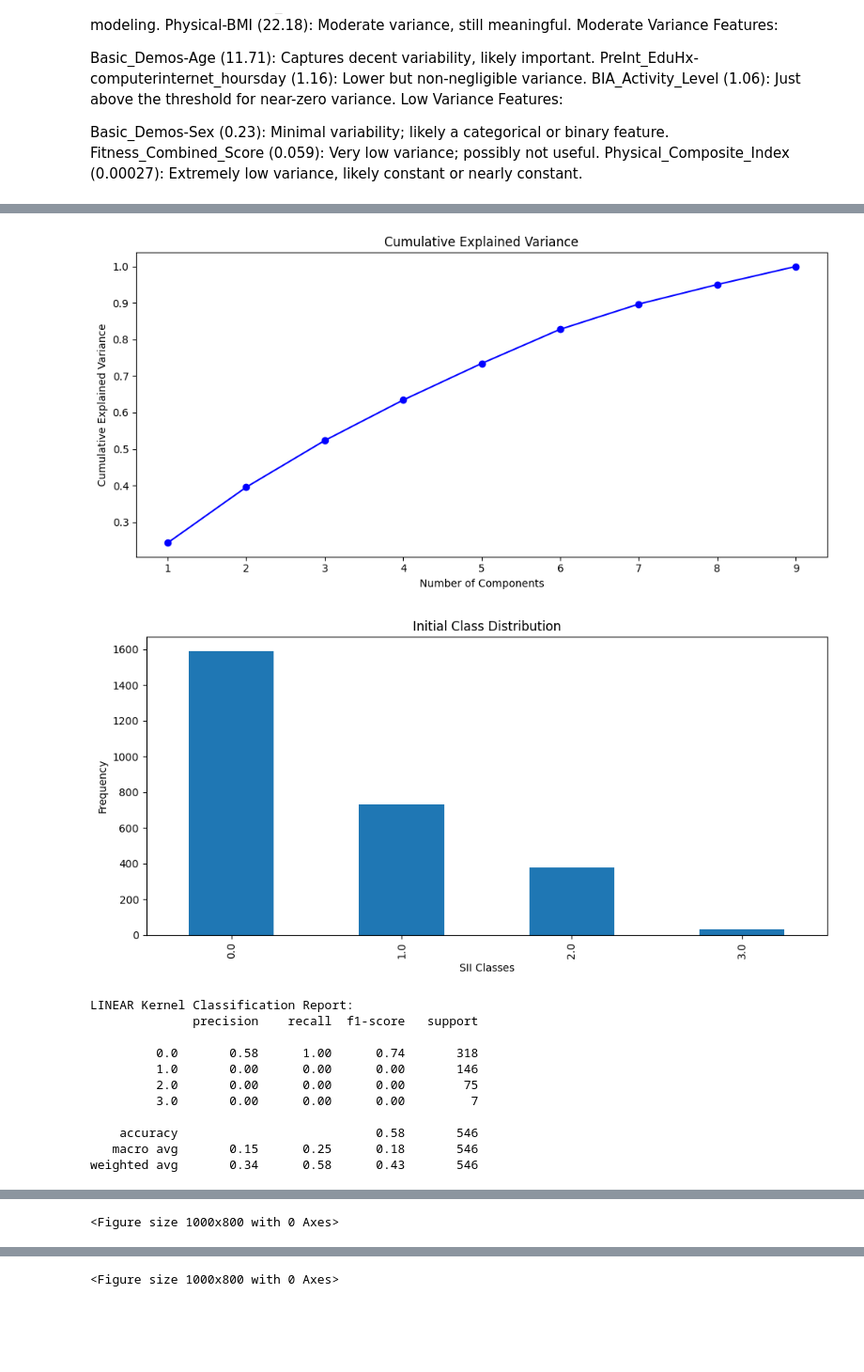
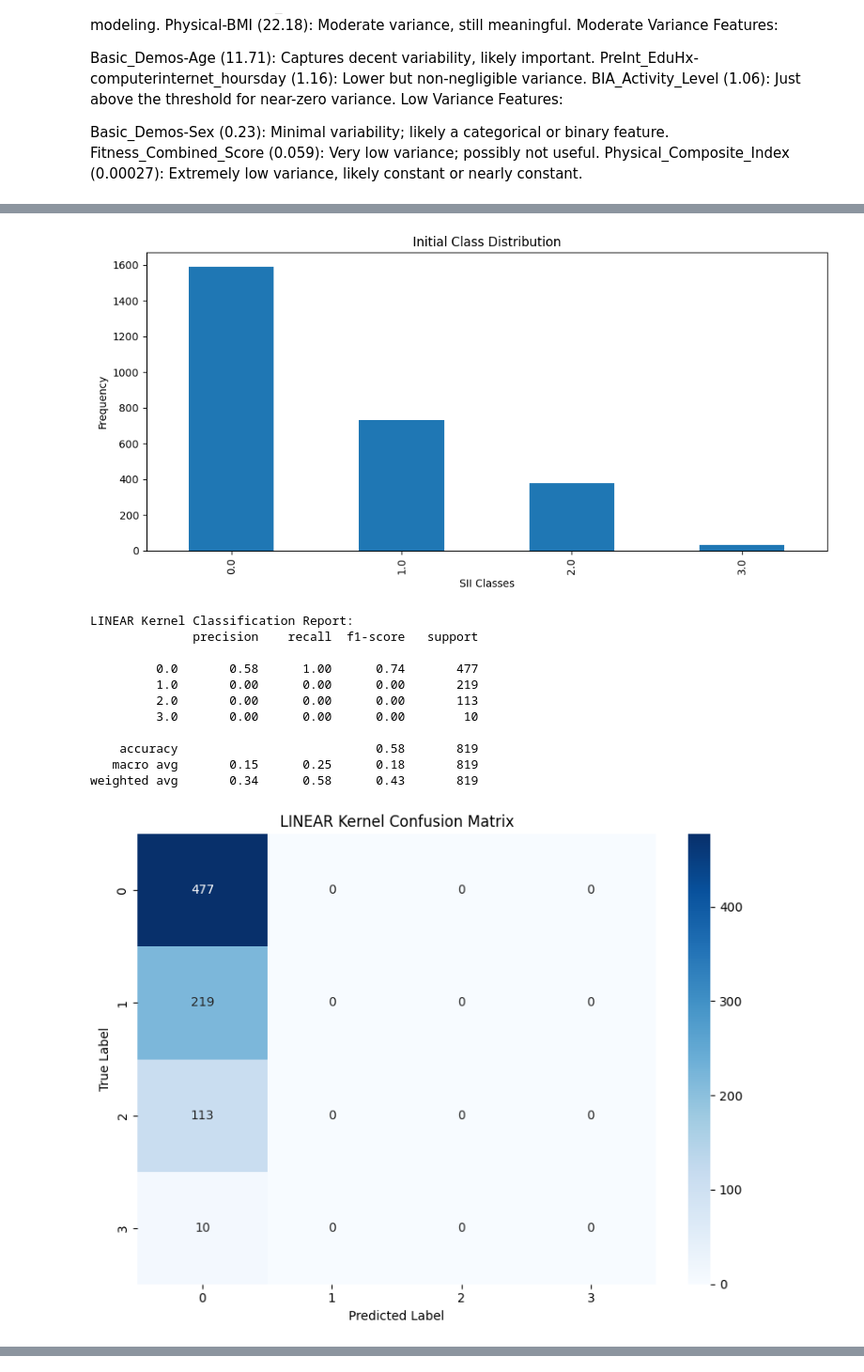
Before and after one commit to Nandana-Chigaterappa-HemanthKumar/PulseNet, a Jupyter notebook: svm-model-implementation.ipynb, the cells around one changed output, grey strips where cells are left out. Shown at 94% size. Saved outputs shown, nothing was run; the diff lists cells and outputs as text; code cells hidden in the pictures; blank space fills up the shorter version.

```diff
--- a/svm-model-implementation.ipynb
+++ b/svm-model-implementation.ipynb
@@ -269,20 +353,4 @@ print("Best Parameters:", best_params)
-# %%
-# Step 2: Hyperparameter Tuning for SVM
-param_grid = {
-    'C': [1],
-    'gamma': [0.7],
-    'kernel': ['rbf', 'poly', 'sigmoid'],
-    'class_weight': [None, 'balanced']
-}
-grid_search1 = GridSearchCV(SVC(probability=True, class_weight='balanced', random_state=42),
-                           param_grid, cv=3, scoring='f1_weighted', n_jobs=-1)
-
-grid_search1.fit(X_train, y_train)
-best_params1 = grid_search1.best_params_
-print("Best Parameters:", best_params1)
 # %%
 # Train SVM with best parameters
 svm_model = SVC(**best_params, probability=True, random_state=42)
 svm_model.fit(X_resampled, y_resampled)
-svm_model1 = SVC(**best_params1, probability=True, random_state=42)
-svm_model1.fit(X_train, y_train)
@@ -359,4 +447,5 @@ joblib.dump(svm_model, model_path)
 # %%
+# doing this whole process again but in a single pipeline
 import pandas as pd
 import numpy as np
 import matplotlib.pyplot as plt
@@ -370,36 +459,6 @@ from sklearn.decomposition import PCA
 from sklearn.inspection import DecisionBoundaryDisplay
 
 
-# Separate features and target
-X = dataset.drop('sii', axis=1)
-y = dataset['sii']
-
-# Data Scaling
-scaler = StandardScaler()
-X_scaled = scaler.fit_transform(X)
-
-# PCA for Dimensionality Reduction and Visualization
-pca = PCA()
-X_pca = pca.fit_transform(X_scaled)
-
-# Scree Plot
-plt.figure(figsize=(10, 5))
-plt.plot(range(1, len(pca.explained_variance_ratio_)+1),
-         pca.explained_variance_ratio_.cumsum(), 'bo-')
-plt.title('Cumulative Explained Variance')
-plt.xlabel('Number of Components')
-plt.ylabel('Cumulative Explained Variance')
-plt.tight_layout()
-plt.show()
-
-# Select number of components (e.g., 2 for visualization)
-pca_2d = PCA(n_components=2)
-X_pca_2d = pca_2d.fit_transform(X_scaled)
-
-# Split the data
-X_train, X_test, y_train, y_test = train_test_split(
-    X_pca_2d, y, test_size=0.2, random_state=42, stratify=y
-)
 
 # Initial Class Distribution
 plt.figure(figsize=(10, 5))
@@ -439,43 +498,48 @@ for kernel in kernels:
     y_test_bin = label_binarize(y_test, classes=np.unique(y))
     y_pred_proba = svm.predict_proba(X_test)
 
     plt.figure(figsize=(10, 8))
     for i in range(len(np.unique(y))):
         fpr, tpr, _ = roc_curve(y_test_bin[:, i], y_pred_proba[:, i])
         roc_auc = roc_auc_score(y_test_bin[:, i], y_pred_proba[:, i])
         plt.plot(fpr, tpr, label=f'ROC curve (class {i}) (AUC = {roc_auc:.2f})')
 
     plt.plot([0, 1], [0, 1], 'k--')
     plt.xlim([0.0, 1.0])
     plt.ylim([0.0, 1.05])
     plt.xlabel('False Positive Rate')
     plt.ylabel('True Positive Rate')
     plt.title(f'{kernel.upper()} Kernel ROC Curve')
     plt.legend(loc="lower right")
     plt.tight_layout()
     plt.show()
 
     # Decision Boundary Visualization
     plt.figure(figsize=(10, 8))
     DecisionBoundaryDisplay.from_estimator(
         svm, X_train, response_method="predict",
         plot_method="pcolormesh", shading="auto", alpha=0.5
     )
     plt.title(f'{kernel.upper()} Decision Boundary')
     plt.scatter(X_train[:, 0], X_train[:, 1], c=y_train, cmap='viridis')
     plt.tight_layout()
     plt.show()
+    print("SVM Model Characteristics:")
+    print(f"Number of Support Vectors: {svm.support_vectors_.shape[0]}")
+    print(f"Support Vectors per Class:")
+    for i, count in enumerate(svm.n_support_):
+        print(f"  Class {i}: {count} support vectors")
 # %% [output]
-[figure, old version]
+[figure, new version]
+LINEAR Kernel Classification Report:
+              precision    recall  f1-score   support
+
+         0.0       0.58      1.00      0.74       477
+         1.0       0.00      0.00      0.00       219
+         2.0       0.00      0.00      0.00       113
+         3.0       0.00      0.00      0.00        10
+
+    accuracy                           0.58       819
+   macro avg       0.15      0.25      0.18       819
+weighted avg       0.34      0.58      0.43       819
-[figure, old version]
+[figure, new version]
-LINEAR Kernel Classification Report:
-              precision    recall  f1-score   support
-
-         0.0       0.58      1.00      0.74       318
-         1.0       0.00      0.00      0.00       146
-         2.0       0.00      0.00      0.00        75
-         3.0       0.00      0.00      0.00         7
-
-    accuracy                           0.58       546
-   macro avg       0.15      0.25      0.18       546
-weighted avg       0.34      0.58      0.43       546
@@ -484 +548,0 @@ weighted avg       0.34      0.58      0.43       546
-<Figure size 1000x800 with 0 Axes>
@@ -499 +571,0 @@ weighted avg       0.34      0.58      0.43       546
-<Figure size 1000x800 with 0 Axes>
```
Also changed, not shown: parts of 43 cells of this notebook.
